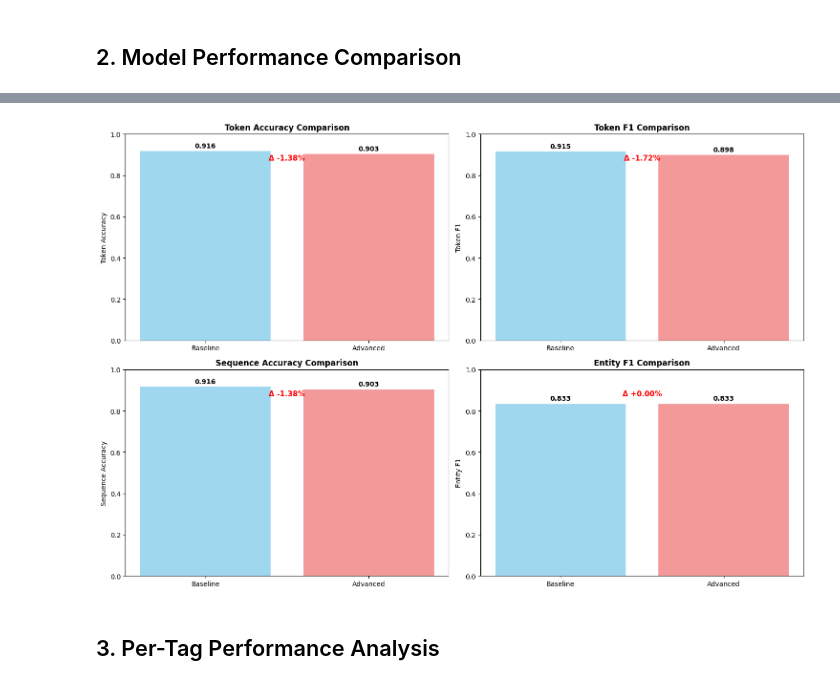
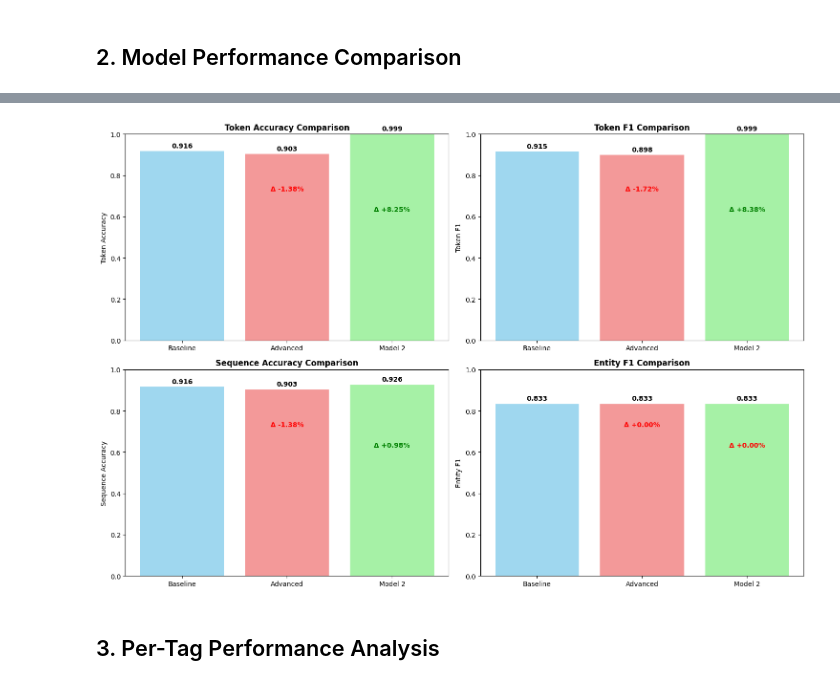
Before and after one commit to trehansalil/sentence_ner, a Jupyter notebook: notebooks/05_model_evaluation.ipynb, the cells around one changed output, grey strips where cells are left out. Cells and saved outputs as stored; diff of their text form; code cells hidden in the pictures.

```diff
--- a/notebooks/05_model_evaluation.ipynb
+++ b/notebooks/05_model_evaluation.ipynb
@@ -50,6 +50,13 @@ except FileNotFoundError:
     print("❌ Advanced results not found")
     advanced_results = None
 
+try:
+    model2_results = load_results('../results/model2_results.json')
+    print("✅ Model 2 results loaded")
+except FileNotFoundError:
+    print("❌ Model 2 results not found")
+    model2_results = None
+
 # Load metadata
 metadata = load_results('../results/preprocessing_metadata.json')
 id_to_tag = {int(k): v for k, v in metadata['id_to_tag'].items()}
@@ -149,51 +197,75 @@ Baseline (Feedforward) Embeddings + Dense Layers    401,669                 0.2
 # %%
 # Visualize performance metrics comparison
-if baseline_results and advanced_results:
+if len(available_models) >= 2:
 
     # Extract key metrics for plotting
     metrics = ['Token Accuracy', 'Token F1', 'Sequence Accuracy', 'Entity F1']
-    baseline_values = [
-        baseline_eval['token_level']['accuracy'],
-        baseline_eval['token_level']['f1_score'],
-        baseline_eval['sequence_level']['sequence_accuracy'],
-        baseline_eval['entity_level']['f1_score']
-    ]
-    advanced_values = [
-        advanced_eval['token_level']['accuracy'],
-        advanced_eval['token_level']['f1_score'],
-        advanced_eval['sequence_level']['sequence_accuracy'],
-        advanced_eval['entity_level']['f1_score']
-    ]
+    model_names = []
+    model_values = []
+    colors = ['skyblue', 'lightcoral', 'lightgreen']
+
+    if baseline_results:
+        model_names.append('Baseline')
+        model_values.append([
+            baseline_eval['token_level']['accuracy'],
+            baseline_eval['token_level']['f1_score'],
+            baseline_eval['sequence_level']['sequence_accuracy'],
+            baseline_eval['entity_level']['f1_score']
+        ])
+
+    if advanced_results:
+        model_names.append('Advanced')
+        model_values.append([
+            advanced_eval['token_level']['accuracy'],
+            advanced_eval['token_level']['f1_score'],
+            advanced_eval['sequence_level']['sequence_accuracy'],
+            advanced_eval['entity_level']['f1_score']
+        ])
+
+    if model2_results:
+        model_names.append('Model 2')
+        model_values.append([
+            model2_eval['token_level']['accuracy'],
+            model2_eval['token_level']['f1_score'],
+            model2_eval['sequence_level']['sequence_accuracy'],
+            model2_eval['entity_level']['f1_score']
+        ])
 
     # Create comparison plot
     fig, axes = plt.subplots(2, 2, figsize=(15, 10))
     axes = axes.ravel()
 
     for i, metric in enumerate(metrics):
         ax = axes[i]
-        models = ['Baseline', 'Advanced']
-        values = [baseline_values[i], advanced_values[i]]
 
-        bars = ax.bar(models, values, color=['skyblue', 'lightcoral'], alpha=0.8)
+        # Get values for this metric across all models
+        values = [model_vals[i] for model_vals in model_values]
+
+        bars = ax.bar(model_names, values, color=colors[:len(model_names)], alpha=0.8)
         ax.set_title(f'{metric} Comparison', fontsize=12, fontweight='bold')
         ax.set_ylabel(metric, fontsize=10)
         ax.set_ylim(0, 1)
 
         # Add value labels on bars
         for bar, value in zip(bars, values):
             ax.text(bar.get_x() + bar.get_width()/2, bar.get_height() + 0.01,
                    f'{value:.3f}', ha='center', va='bottom', fontweight='bold')
 
-        # Add improvement annotation
-        improvement = (advanced_values[i] - baseline_values[i]) * 100
-        color = 'green' if improvement > 0 else 'red'
-        ax.text(0.5, 0.9, f'Δ {improvement:+.2f}%', transform=ax.transAxes,
-               ha='center', va='top', color=color, fontweight='bold', fontsize=11)
+        # Add improvement annotations (compared to baseline if available)
+        if len(values) > 1 and baseline_results:
+            baseline_val = model_values[0][i] if model_names[0] == 'Baseline' else None
+            if baseline_val is not None:
+                for j, (name, value) in enumerate(zip(model_names[1:], values[1:]), 1):
+                    improvement = (value - baseline_val) * 100
+                    color = 'green' if improvement > 0 else 'red'
+                    ax.text(j, 0.85 - j*0.1, f'Δ {improvement:+.2f}%',
+                           transform=ax.transData, ha='center', va='top',
+                           color=color, fontweight='bold', fontsize=10)
 
     plt.tight_layout()
-    plt.savefig('../results/visualizations/model_comparison.png', dpi=300, bbox_inches='tight')
+    plt.savefig('../results/visualizations/model_comparison_all.png', dpi=300, bbox_inches='tight')
     plt.show()
 # %% [output]
-[figure, old version]
+[figure, new version]
 # %% [markdown]
 ## 3. Per-Tag Performance Analysis
```
Also changed, not shown: parts of 13 cells of this notebook, 7 other files.
